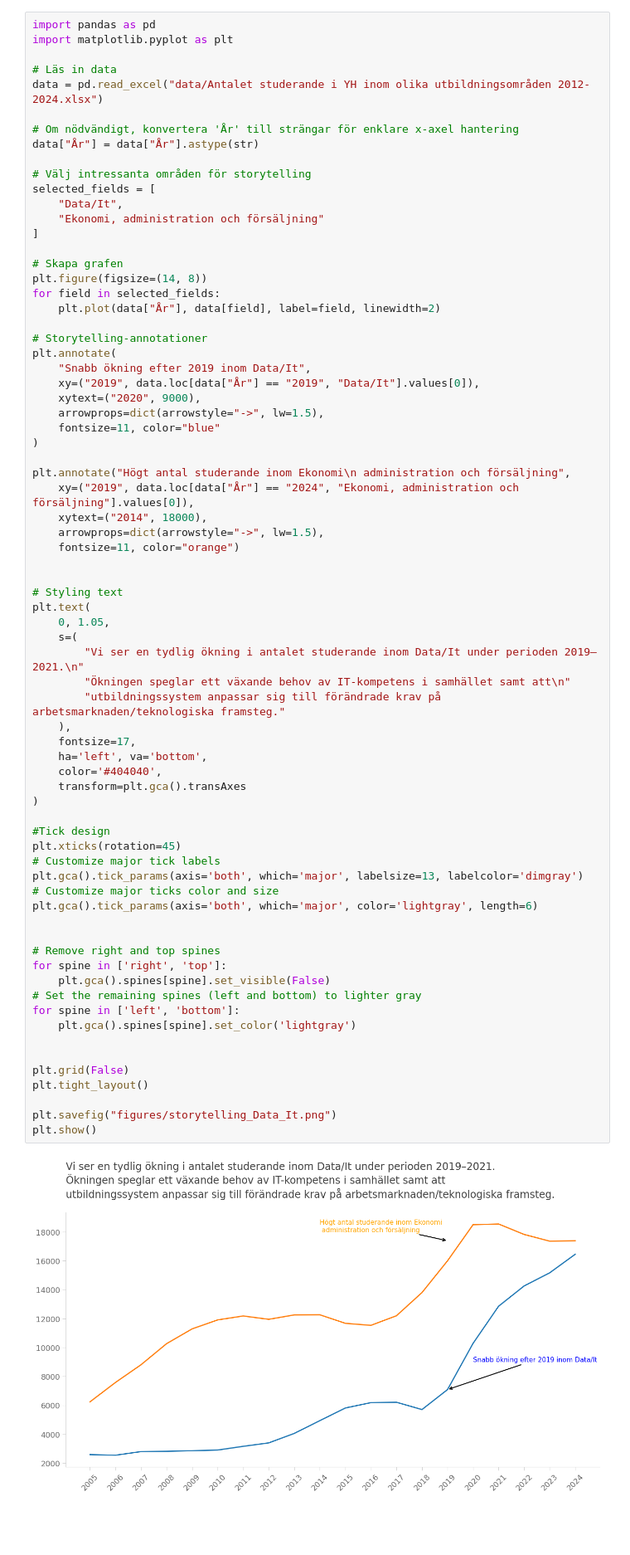
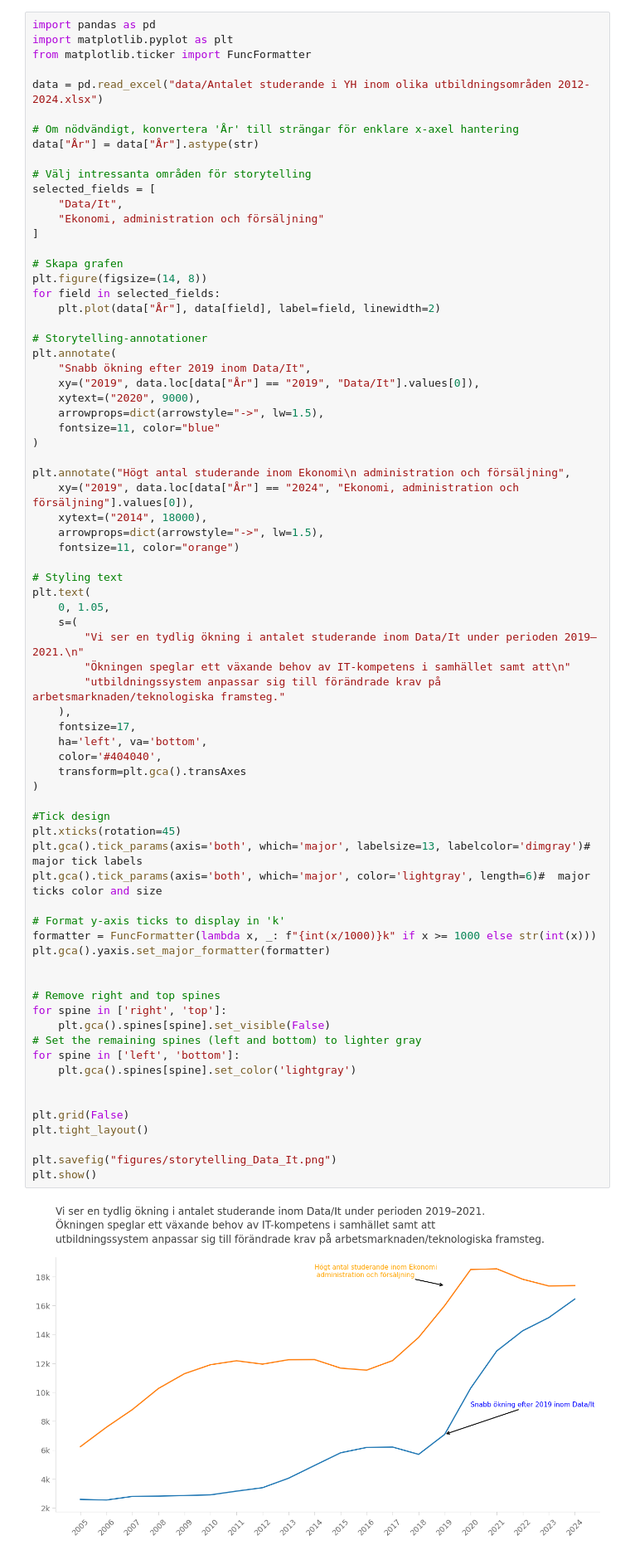
Before and after one commit to Ferothanes/Datavisualisering_Gruppprojekt_Grupp10, a Jupyter notebook: EDA/Freja_EDA.ipynb, the cells around one changed output. Shown at 83% size. Drawn from its saved outputs; the diff is of its cells as text; blank space fills up the shorter version.

```diff
--- a/EDA/Freja_EDA.ipynb
+++ b/EDA/Freja_EDA.ipynb
@@ -459,8 +393,8 @@ plt.show()
 # %%
 import pandas as pd
 import matplotlib.pyplot as plt
+from matplotlib.ticker import FuncFormatter
 
-# Läs in data
 data = pd.read_excel("data/Antalet studerande i YH inom olika utbildningsområden 2012-2024.xlsx")
 
 # Om nödvändigt, konvertera 'År' till strängar för enklare x-axel hantering
@@ -492,41 +426,42 @@ plt.annotate("Högt antal studerande inom Ekonomi\n administration och försälj
     arrowprops=dict(arrowstyle="->", lw=1.5),
     fontsize=11, color="orange")
 
-
 # Styling text
 plt.text(
     0, 1.05,
     s=(
         "Vi ser en tydlig ökning i antalet studerande inom Data/It under perioden 2019–2021.\n"
         "Ökningen speglar ett växande behov av IT-kompetens i samhället samt att\n"
         "utbildningssystem anpassar sig till förändrade krav på arbetsmarknaden/teknologiska framsteg."
     ),
     fontsize=17,
     ha='left', va='bottom',
     color='#404040',
     transform=plt.gca().transAxes
 )
 
 #Tick design
 plt.xticks(rotation=45)
-# Customize major tick labels
-plt.gca().tick_params(axis='both', which='major', labelsize=13, labelcolor='dimgray')
-# Customize major ticks color and size
-plt.gca().tick_params(axis='both', which='major', color='lightgray', length=6)
+plt.gca().tick_params(axis='both', which='major', labelsize=13, labelcolor='dimgray')#  major tick labels
+plt.gca().tick_params(axis='both', which='major', color='lightgray', length=6)#  major ticks color and size
+
+# Format y-axis ticks to display in 'k'
+formatter = FuncFormatter(lambda x, _: f"{int(x/1000)}k" if x >= 1000 else str(int(x)))
+plt.gca().yaxis.set_major_formatter(formatter)
 
 
 # Remove right and top spines
 for spine in ['right', 'top']:
     plt.gca().spines[spine].set_visible(False)
 # Set the remaining spines (left and bottom) to lighter gray
 for spine in ['left', 'bottom']:
     plt.gca().spines[spine].set_color('lightgray')
 
 
 plt.grid(False)
 plt.tight_layout()
 
 plt.savefig("figures/storytelling_Data_It.png")
 plt.show()
 # %% [output]
-[figure, old version]
+[figure, new version]
```
Also changed, not shown: parts of 2 cells of this notebook, 5 other files.
